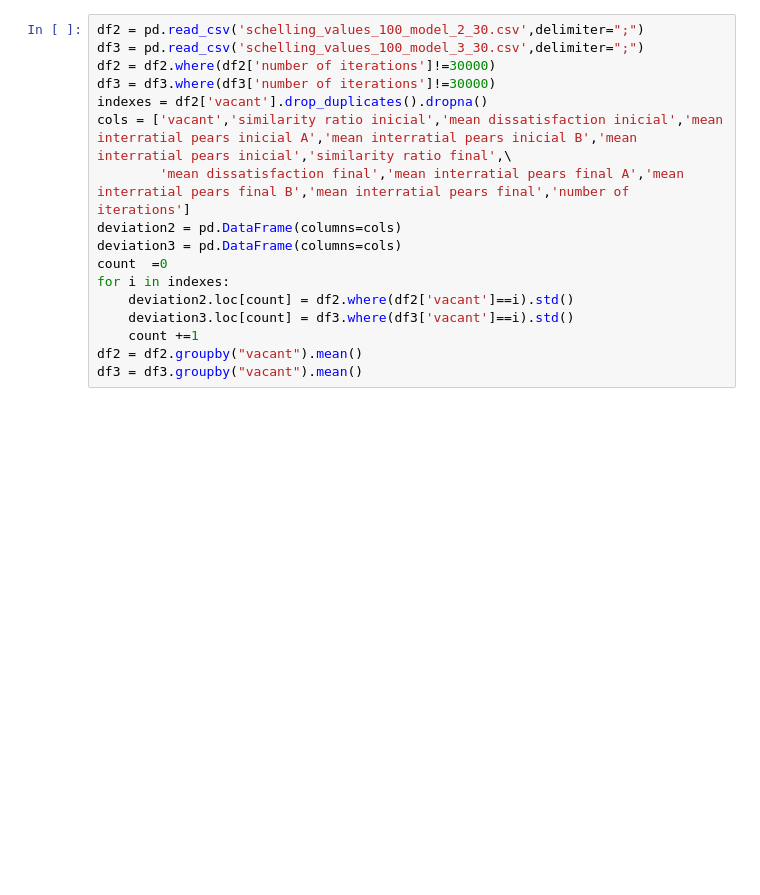
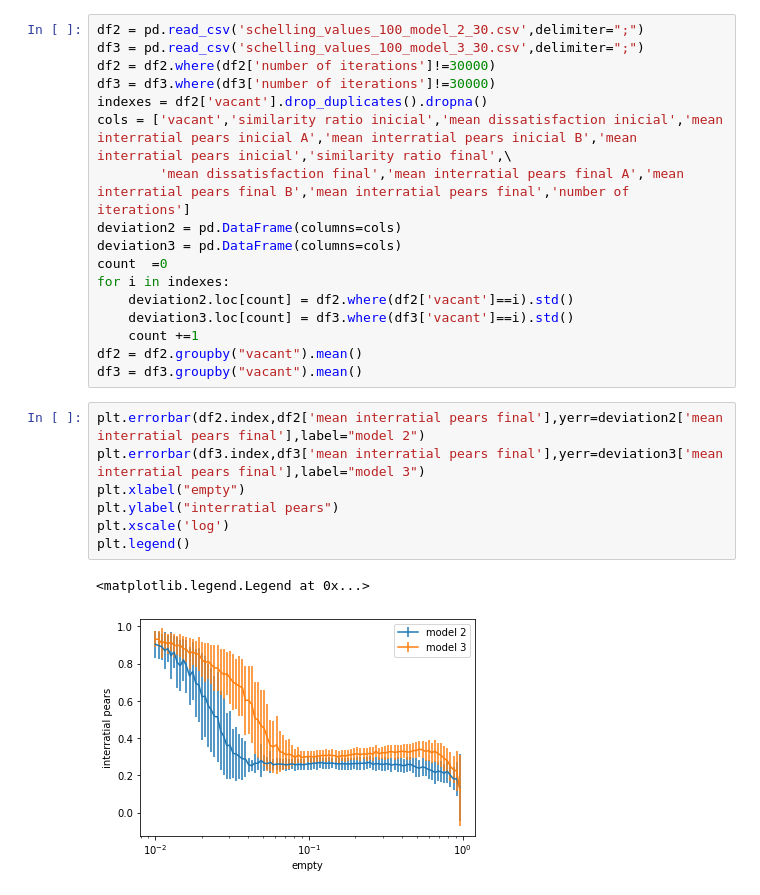
Before and after one commit to quimort/schellings-model, a Jupyter notebook: analisis.ipynb, the cells around one changed output. Cells and saved outputs as stored; diff of their text form; blank space fills up the shorter version.

```diff
--- a/analisis.ipynb
+++ b/analisis.ipynb
@@ -52,3 +53,13 @@ for i in indexes:
     count +=1
 df2 = df2.groupby("vacant").mean()
 df3 = df3.groupby("vacant").mean()
+# %%
+plt.errorbar(df2.index,df2['mean interratial pears final'],yerr=deviation2['mean interratial pears final'],label="model 2")
+plt.errorbar(df3.index,df3['mean interratial pears final'],yerr=deviation3['mean interratial pears final'],label="model 3")
+plt.xlabel("empty")
+plt.ylabel("interratial pears")
+plt.xscale('log')
+plt.legend()
+# %% [output]
+<matplotlib.legend.Legend at 0x...>
+[figure, added]
```
Also changed, not shown: parts of 6 cells of this notebook, 2 other files.
